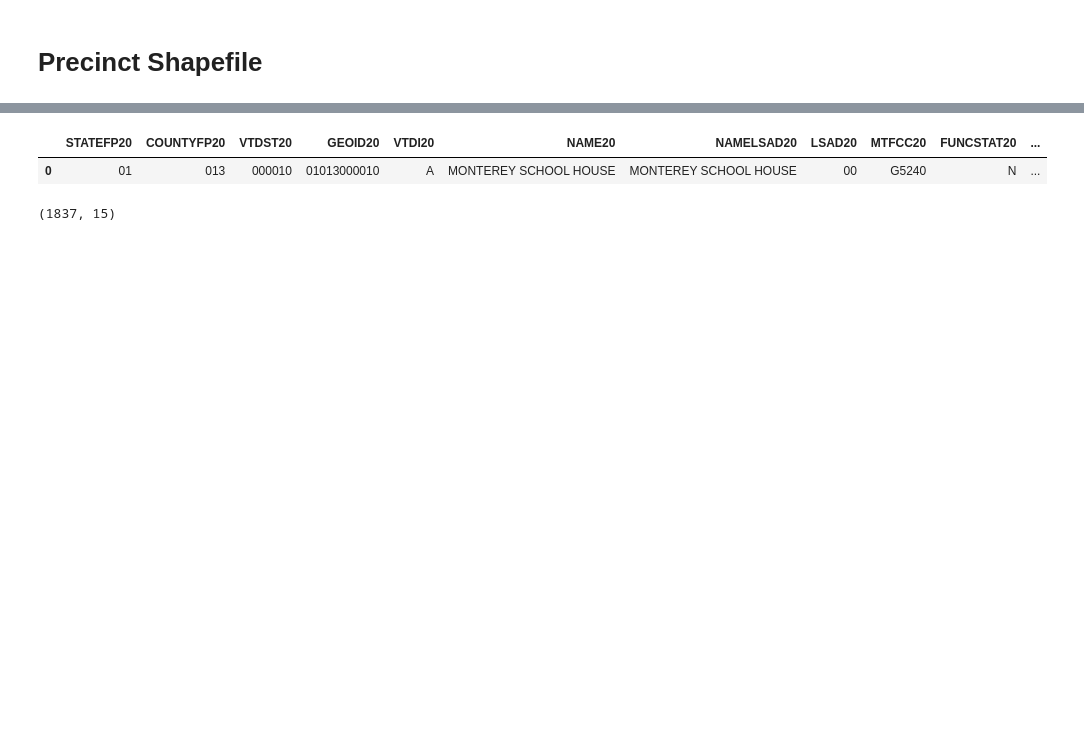
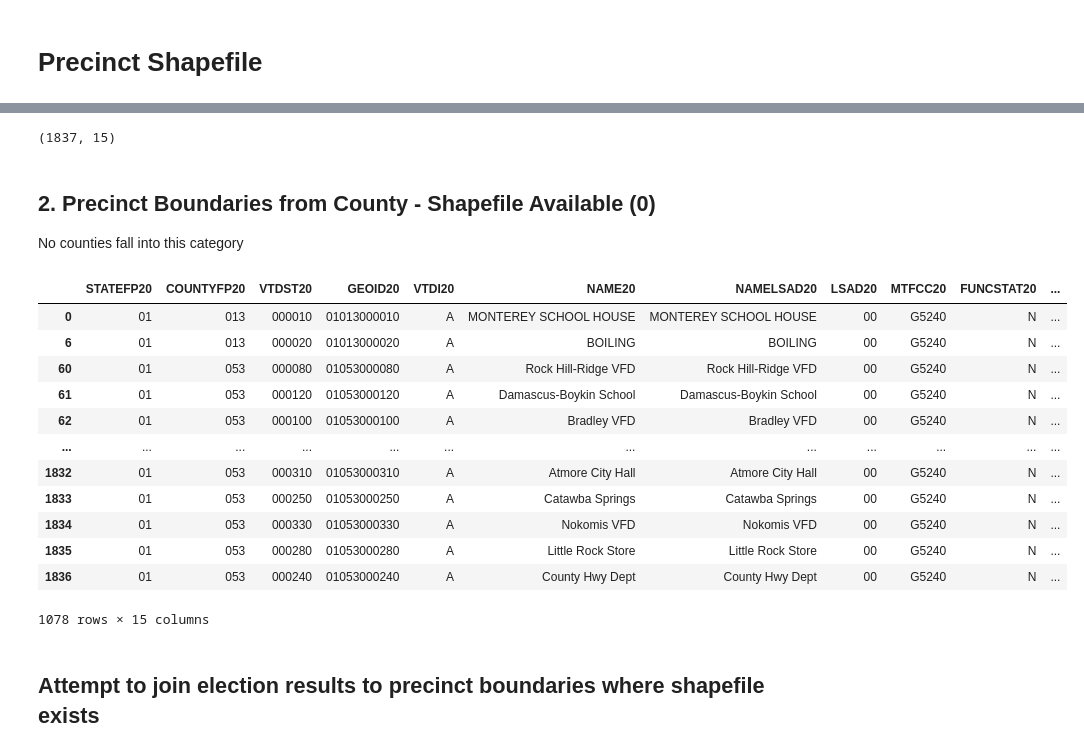
Before and after one commit to nonpartisan-redistricting-datahub/pdv-al, a Jupyter notebook: vest-al-2017/vest-al-2017-validation.ipynb, the cells around one changed output, grey strips where cells are left out. Drawn from its saved outputs; the diff is of its cells as text; code cells hidden in the pictures; blank space fills up the shorter version.

```diff
--- a/vest-al-2017/vest-al-2017-validation.ipynb
+++ b/vest-al-2017/vest-al-2017-validation.ipynb
@@ -257,0 +423,31 @@ S17USSOWRI: 1413.0      VEST sum:  22877        RDH sum:  21464.0
+# %%
+attempt_one = pd.merge(non_prov_absentee,vest_al_17,on="unique_ID",how="outer",indicator=True)
+print(attempt_one["_merge"].value_counts())
+
+
+
+source_vest_id_changes = pd.read_csv("./source_vest_id_changes.csv")
+source_vest_id_changes_dict = dict(zip(source_vest_id_changes["source_ID"],source_vest_id_changes["vest_ID"]))
+
+vals_to_delete = []
+print(len(source_vest_id_changes_dict))
+for val in source_vest_id_changes_dict:
+    if source_vest_id_changes_dict[val] not in list(vest_al_17["unique_ID"]):
+        vals_to_delete.append(val)
+
+for val in vals_to_delete:
+    del source_vest_id_changes_dict[val]
+
+print(len(source_vest_id_changes_dict))
+
+
+non_prov_absentee["unique_ID"] = non_prov_absentee["unique_ID"].map(source_vest_id_changes_dict).fillna(non_prov_absentee["unique_ID"])
+
+attempt_one = pd.merge(non_prov_absentee,vest_al_17,on="unique_ID",how="outer",indicator=True)
+print(attempt_one["_merge"].value_counts())
+
+elections_only = attempt_one[attempt_one["_merge"]=="left_only"]
+elections_only.to_csv("./only_elections.csv")
+
+vest_only = attempt_one[attempt_one["_merge"]=="right_only"]
+vest_only.to_csv("./only_vest.csv")
@@ -269,0 +481,10 @@ https://www2.census.gov/geo/tiger/TIGER2020PL/STATE/01_ALABAMA/01/
+# %%
+al_fips_dict_mod = dict(zip(fips_file["County Name"],fips_file["FIPS County"]))
+
+alt_source = ["Baldwin", "Blount", "Calhoun", "Cullman", "De Kalb",
+              "Franklin", "Jefferson", "Lee", "Limestone", "Madison",
+              "Marengo", "Marshall", "Mobile", "Morgan", "St Clair", "Shelby", "Talladega", "Tuscaloosa"]
+
+diff_fips_list = []
+for val in alt_source:
+    diff_fips_list.append(al_fips_dict_mod[val])
@@ -270,11 +496,30 @@ https://www2.census.gov/geo/tiger/TIGER2020PL/STATE/01_ALABAMA/01/
 # %%
 tiger_vtd = gp.read_file('./raw-from-source/Census/tl_2020_01_vtd20/tl_2020_01_vtd20.shp')
+
+census_source = tiger_vtd[~(tiger_vtd["COUNTYFP20"].isin(diff_fips_list))]
 # %%
 tiger_vtd.head(1)
+print(tiger_vtd.shape)
 # %% [output]
-|  | STATEFP20 | COUNTYFP20 | VTDST20 | GEOID20 | VTDI20 | NAME20 | NAMELSAD20 | LSAD20 | MTFCC20 | FUNCSTAT20 | ... |
-| 0 | 01 | 013 | 000010 | 01013000010 | A | MONTEREY SCHOOL HOUSE | MONTEREY SCHOOL HOUSE | 00 | G5240 | N | ... |
+(1837, 15)
-# %%
-tiger_vtd.shape
-# %% [output]
-(1837, 15)
+# %% [markdown]
+## 2. Precinct Boundaries from County - Shapefile Available (0)
+No counties fall into this category
+# %%
+census_source
+# %% [output]
+|  | STATEFP20 | COUNTYFP20 | VTDST20 | GEOID20 | VTDI20 | NAME20 | NAMELSAD20 | LSAD20 | MTFCC20 | FUNCSTAT20 | ... |
+| 0 | 01 | 013 | 000010 | 01013000010 | A | MONTEREY SCHOOL HOUSE | MONTEREY SCHOOL HOUSE | 00 | G5240 | N | ... |
+| 6 | 01 | 013 | 000020 | 01013000020 | A | BOILING | BOILING | 00 | G5240 | N | ... |
+| 60 | 01 | 053 | 000080 | 01053000080 | A | Rock Hill-Ridge VFD | Rock Hill-Ridge VFD | 00 | G5240 | N | ... |
+| 61 | 01 | 053 | 000120 | 01053000120 | A | Damascus-Boykin School | Damascus-Boykin School | 00 | G5240 | N | ... |
+| 62 | 01 | 053 | 000100 | 01053000100 | A | Bradley VFD | Bradley VFD | 00 | G5240 | N | ... |
+| ... | ... | ... | ... | ... | ... | ... | ... | ... | ... | ... | ... |
+| 1832 | 01 | 053 | 000310 | 01053000310 | A | Atmore City Hall | Atmore City Hall | 00 | G5240 | N | ... |
+| 1833 | 01 | 053 | 000250 | 01053000250 | A | Catawba Springs | Catawba Springs | 00 | G5240 | N | ... |
+| 1834 | 01 | 053 | 000330 | 01053000330 | A | Nokomis VFD | Nokomis VFD | 00 | G5240 | N | ... |
+| 1835 | 01 | 053 | 000280 | 01053000280 | A | Little Rock Store | Little Rock Store | 00 | G5240 | N | ... |
+| 1836 | 01 | 053 | 000240 | 01053000240 | A | County Hwy Dept | County Hwy Dept | 00 | G5240 | N | ... |
+1078 rows × 15 columns
+# %% [markdown]
+## Attempt to join election results to precinct boundaries where shapefile exists
```
Also changed, not shown: parts of 68 cells of this notebook, 3 other files.
